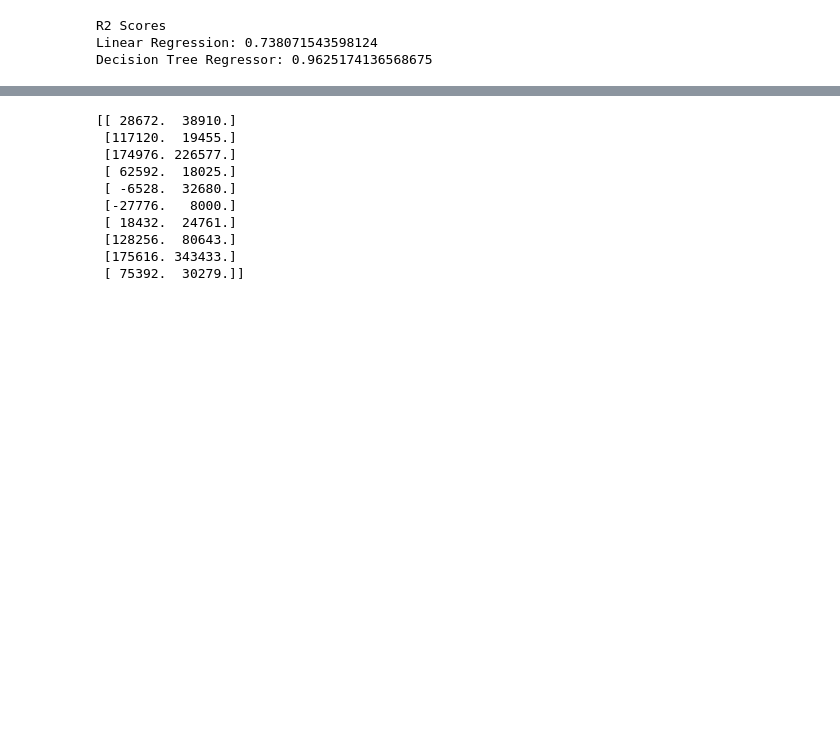
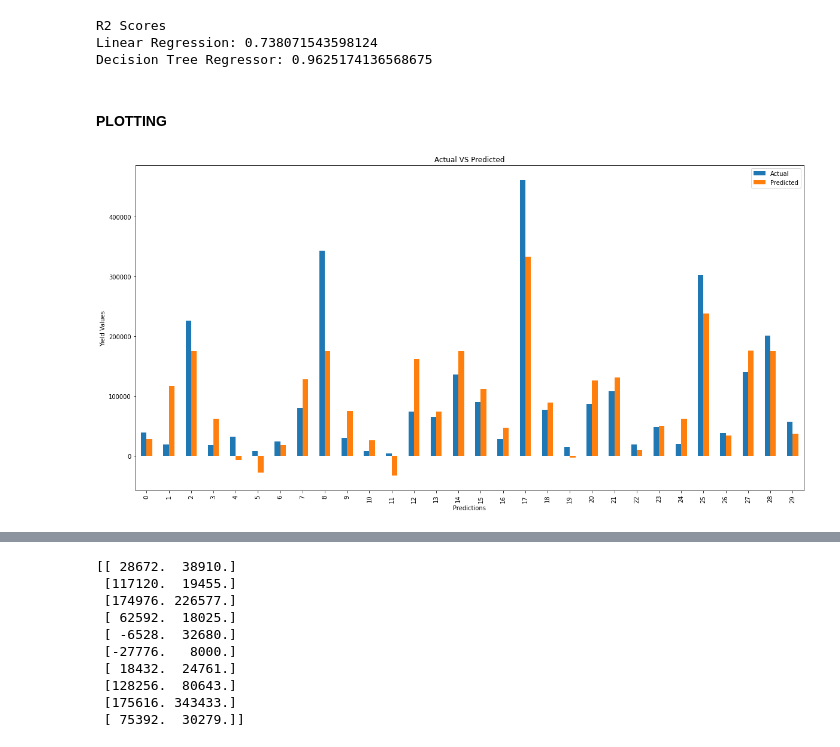
Before and after one commit to ryukirisame/crop-yield-prediction, a Jupyter notebook: crop yield predict_4.0.ipynb, the cells around one changed output, grey strips where cells are left out. Saved outputs shown, nothing was run; the diff lists cells and outputs as text; code cells hidden in the pictures; blank space fills up the shorter version.

```diff
--- a/crop yield predict_4.0.ipynb
+++ b/crop yield predict_4.0.ipynb
@@ -509,3 +533,16 @@ print("R2 Scores\nLinear Regression:", r2_linear_20k, "\nDecision Tree Regressor
 R2 Scores
 Linear Regression: 0.738071543598124
 Decision Tree Regressor: 0.9625174136568675
+# %% [markdown]
+#### **PLOTTING**
+# %%
+
+plot_20k_df_linear=pd.DataFrame({'Actual':test_labels, 'Predicted':linear_pred_20k})[:30]
+plot_20k_df_linear.reset_index(inplace=True)
+plot_20k_df_linear.plot(x='index',kind='bar', figsize=(20,10))
+plt.ylabel('Yield Values')
+plt.xlabel('Predictions')
+plt.title('Actual VS Predicted')
+plt.show()
+# %% [output]
+[figure, added]
```
Also changed, not shown: parts of 8 cells of this notebook.
